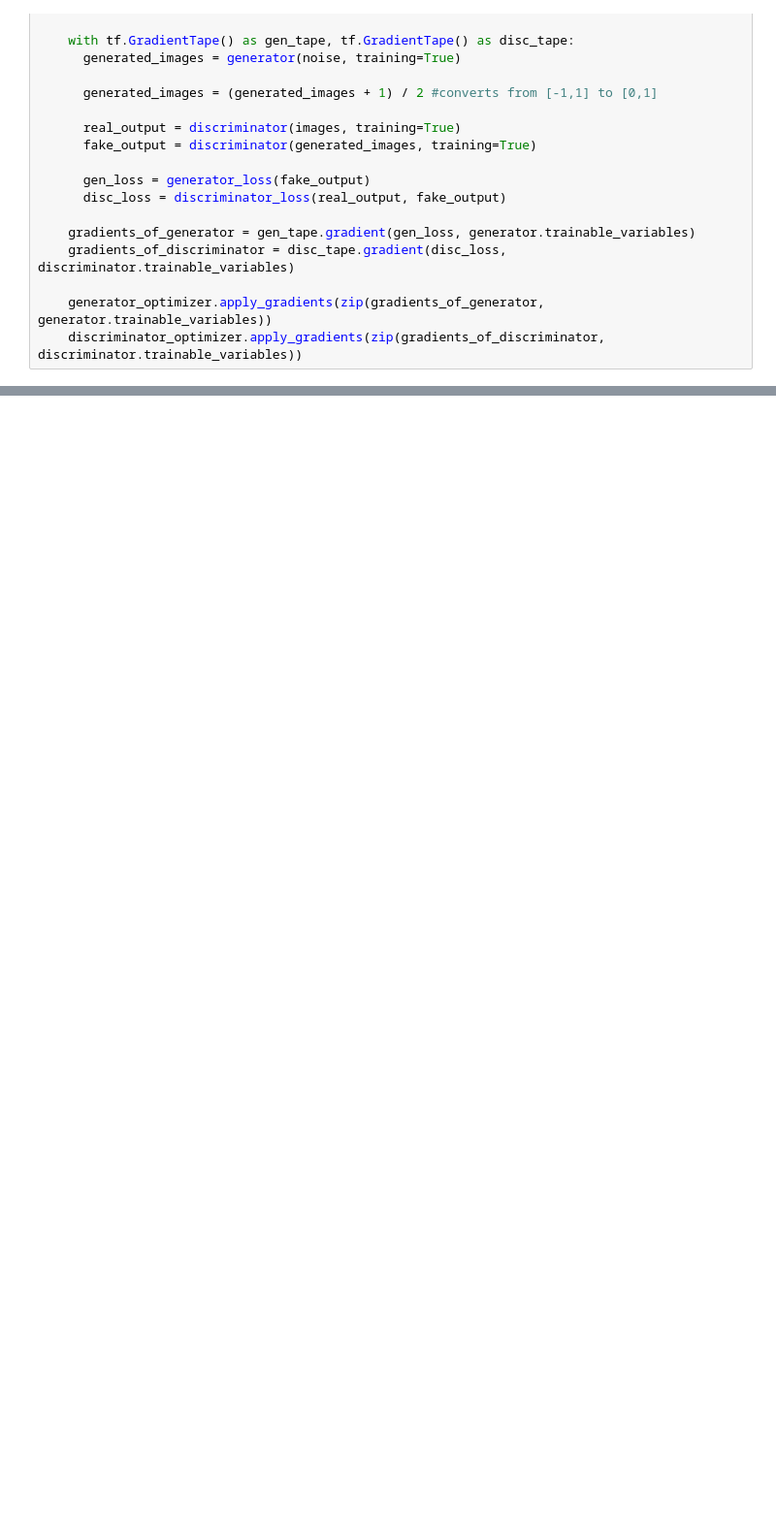
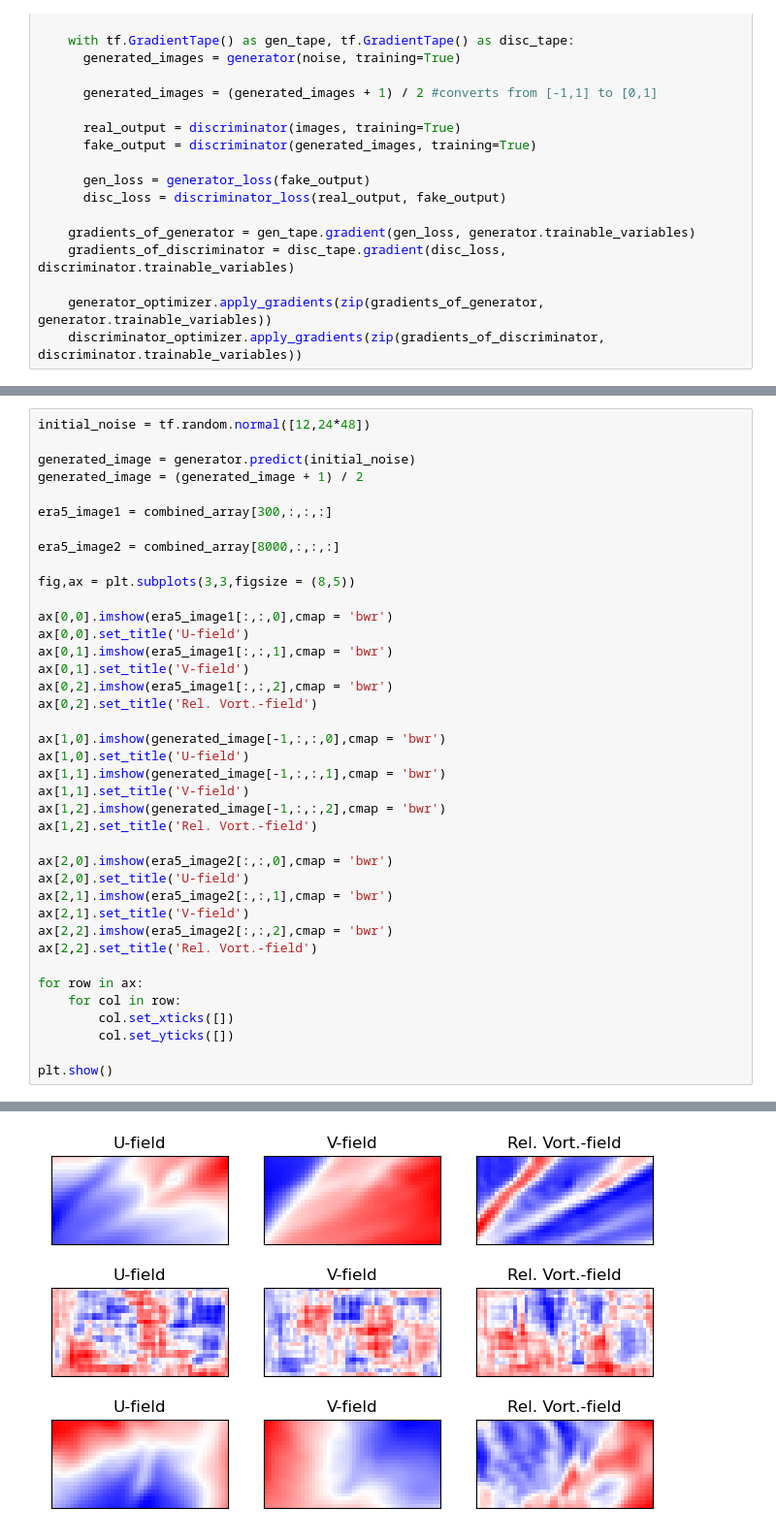
Before and after one commit to JustinRHudson/ATS780_Homework3, a Jupyter notebook: CODE/relVort_gan.ipynb, the cells around one changed output, grey strips where cells are left out. Shown at 97% size. Cells and saved outputs as stored; diff of their text form; blank space fills up the shorter version.

```diff
--- a/CODE/relVort_gan.ipynb
+++ b/CODE/relVort_gan.ipynb
@@ -654,0 +692,40 @@ NameError: name 'tf' is not defined
+# %%
+initial_noise = tf.random.normal([12,24*48])
+
+generated_image = generator.predict(initial_noise)
+generated_image = (generated_image + 1) / 2
+
+era5_image1 = combined_array[300,:,:,:]
+
+era5_image2 = combined_array[8000,:,:,:]
+
+fig,ax = plt.subplots(3,3,figsize = (8,5))
+
+ax[0,0].imshow(era5_image1[:,:,0],cmap = 'bwr')
+ax[0,0].set_title('U-field')
+ax[0,1].imshow(era5_image1[:,:,1],cmap = 'bwr')
+ax[0,1].set_title('V-field')
+ax[0,2].imshow(era5_image1[:,:,2],cmap = 'bwr')
+ax[0,2].set_title('Rel. Vort.-field')
+
+ax[1,0].imshow(generated_image[-1,:,:,0],cmap = 'bwr')
+ax[1,0].set_title('U-field')
+ax[1,1].imshow(generated_image[-1,:,:,1],cmap = 'bwr')
+ax[1,1].set_title('V-field')
+ax[1,2].imshow(generated_image[-1,:,:,2],cmap = 'bwr')
+ax[1,2].set_title('Rel. Vort.-field')
+
+ax[2,0].imshow(era5_image2[:,:,0],cmap = 'bwr')
+ax[2,0].set_title('U-field')
+ax[2,1].imshow(era5_image2[:,:,1],cmap = 'bwr')
+ax[2,1].set_title('V-field')
+ax[2,2].imshow(era5_image2[:,:,2],cmap = 'bwr')
+ax[2,2].set_title('Rel. Vort.-field')
+
+for row in ax:
+    for col in row:
+        col.set_xticks([])
+        col.set_yticks([])
+
+plt.show()
+# %% [output]
@@ -654,0 +733 @@ NameError: name 'tf' is not defined
+[figure, added]
```
Also changed, not shown: parts of 14 cells of this notebook.
